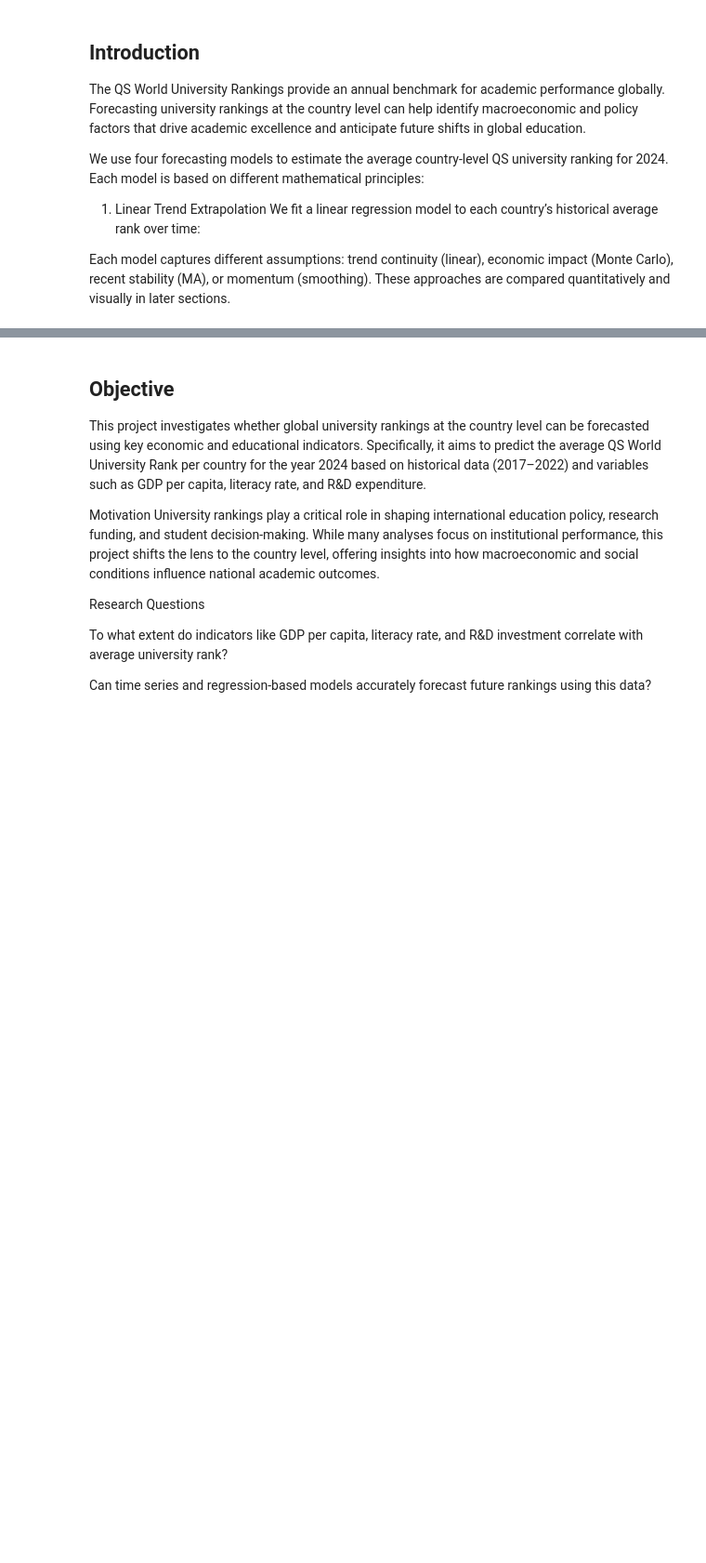
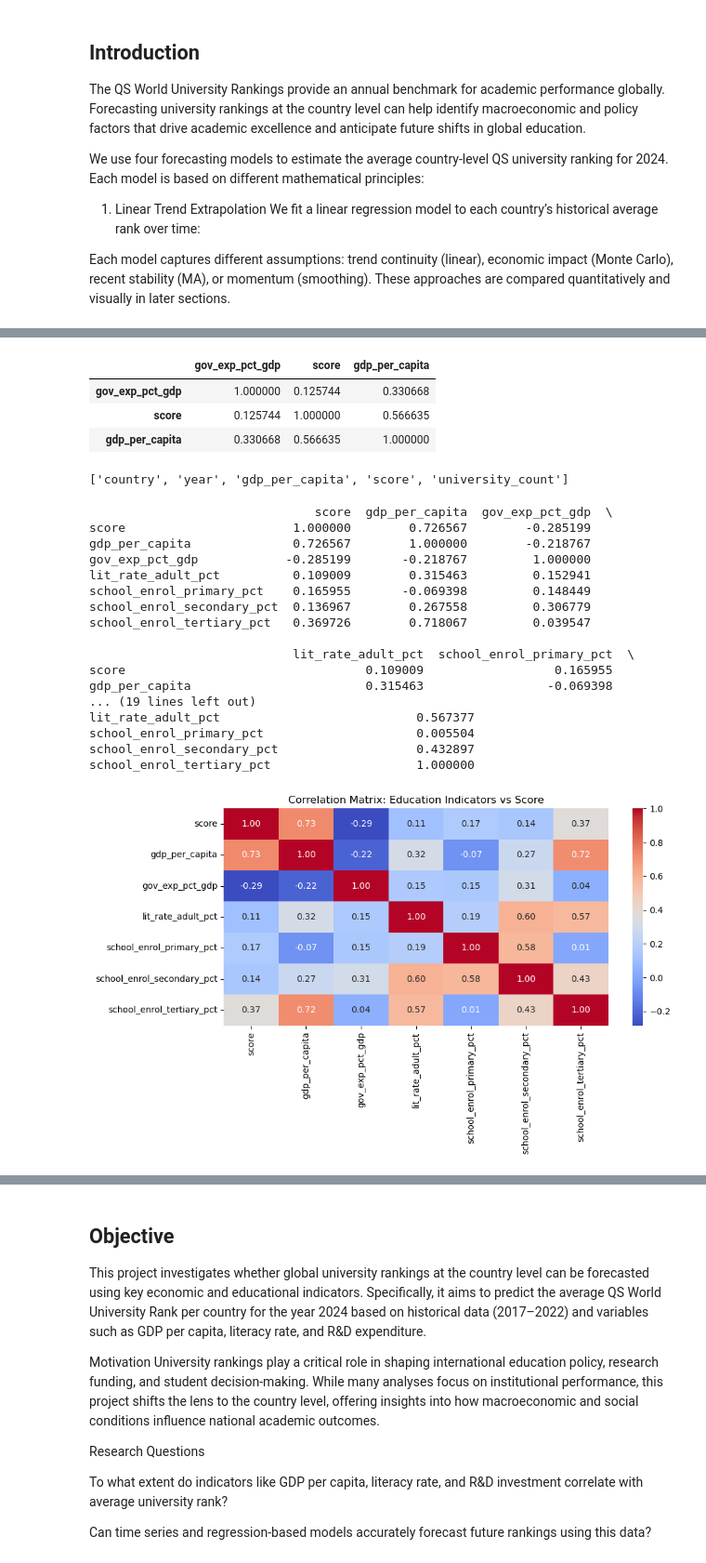
Before and after one commit to i11g/Data-Science-Project, a Jupyter notebook: Data.ipynb, the cells around one changed output, grey strips where cells are left out. Shown at 93% size. Saved outputs shown, nothing was run; the diff lists cells and outputs as text; code cells hidden in the pictures; blank space fills up the shorter version.

```diff
--- a/Data.ipynb
+++ b/Data.ipynb
@@ -32,0 +530,72 @@ Each model captures different assumptions: trend continuity (linear), economic i
+# %%
+merged[["gov_exp_pct_gdp", "score", "gdp_per_capita"]].corr()
+# %% [output]
+|  | gov_exp_pct_gdp | score | gdp_per_capita |
+| gov_exp_pct_gdp | 1.000000 | 0.125744 | 0.330668 |
+| score | 0.125744 | 1.000000 | 0.566635 |
+| gdp_per_capita | 0.330668 | 0.566635 | 1.000000 |
+# %%
+print(merged_df.columns.tolist())
+# %% [output]
+['country', 'year', 'gdp_per_capita', 'score', 'university_count']
+# %%
+edu_df = pd.read_csv("world-education-data.csv")  # update with your actual filename
+
+# Keep only the relevant columns
+edu_features_df = edu_df[[
+    "country", "year",
+    "gov_exp_pct_gdp",
+    "lit_rate_adult_pct",
+    "school_enrol_primary_pct",
+    "school_enrol_secondary_pct",
+    "school_enrol_tertiary_pct"
+]].copy()
+# %%
+merged_df = pd.merge(merged_df, edu_features_df, on=["country", "year"], how="left")
+# %%
+# Select only the relevant columns
+columns_of_interest = [
+    "score",
+    "gdp_per_capita",
+    "gov_exp_pct_gdp",
+    "lit_rate_adult_pct",
+    "school_enrol_primary_pct",
+    "school_enrol_secondary_pct",
+    "school_enrol_tertiary_pct"
+]
+
+# Filter the dataset
+edu_corr = merged_df[columns_of_interest].dropna()
+
+# Compute correlation
+corr_matrix = edu_corr.corr()
+print(corr_matrix)
+
+# Display as heatmap
+import seaborn as sns
+import matplotlib.pyplot as plt
+
+plt.figure(figsize=(10, 6))
+sns.heatmap(corr_matrix, annot=True, cmap="coolwarm", fmt=".2f")
+plt.title("Correlation Matrix: Education Indicators vs Score")
+plt.tight_layout()
+plt.show()
+# %% [output]
+                               score  gdp_per_capita  gov_exp_pct_gdp  \
+score                       1.000000        0.726567        -0.285199
+gdp_per_capita              0.726567        1.000000        -0.218767
+gov_exp_pct_gdp            -0.285199       -0.218767         1.000000
+lit_rate_adult_pct          0.109009        0.315463         0.152941
+school_enrol_primary_pct    0.165955       -0.069398         0.148449
+school_enrol_secondary_pct  0.136967        0.267558         0.306779
+school_enrol_tertiary_pct   0.369726        0.718067         0.039547
+
+                            lit_rate_adult_pct  school_enrol_primary_pct  \
+score                                 0.109009                  0.165955
+gdp_per_capita                        0.315463                 -0.069398
+... (19 lines left out)
+lit_rate_adult_pct                           0.567377
+school_enrol_primary_pct                     0.005504
+school_enrol_secondary_pct                   0.432897
+school_enrol_tertiary_pct                    1.000000
+[figure, added]
```
Also changed, not shown: parts of 26 cells of this notebook.
